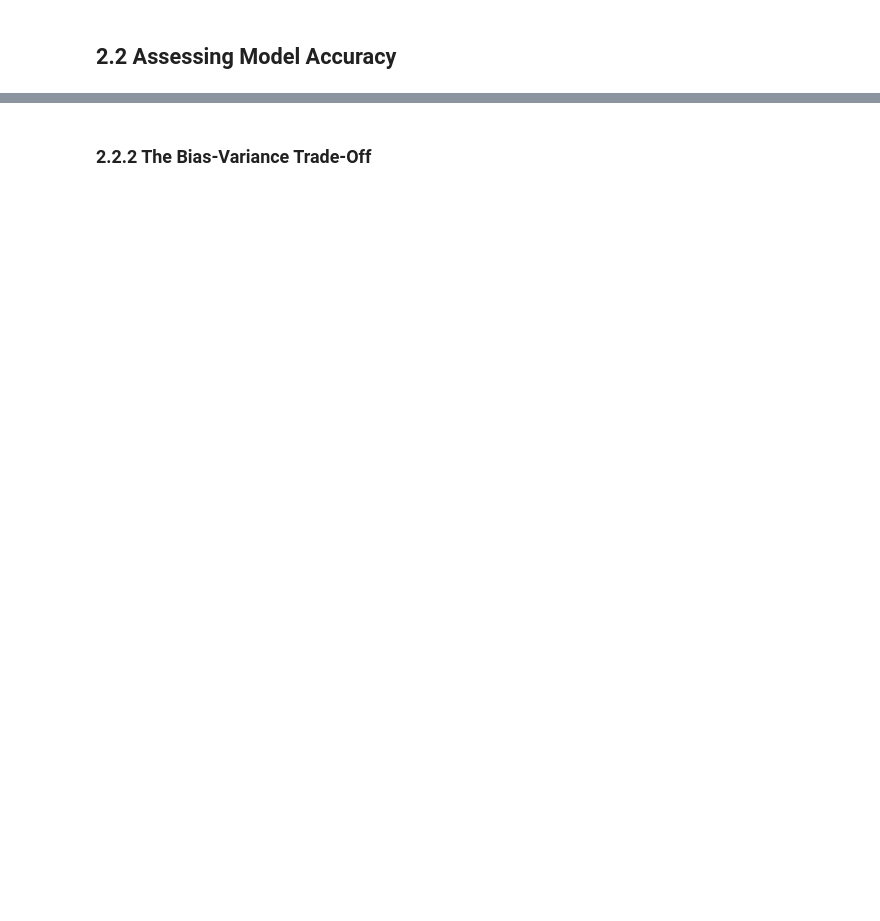
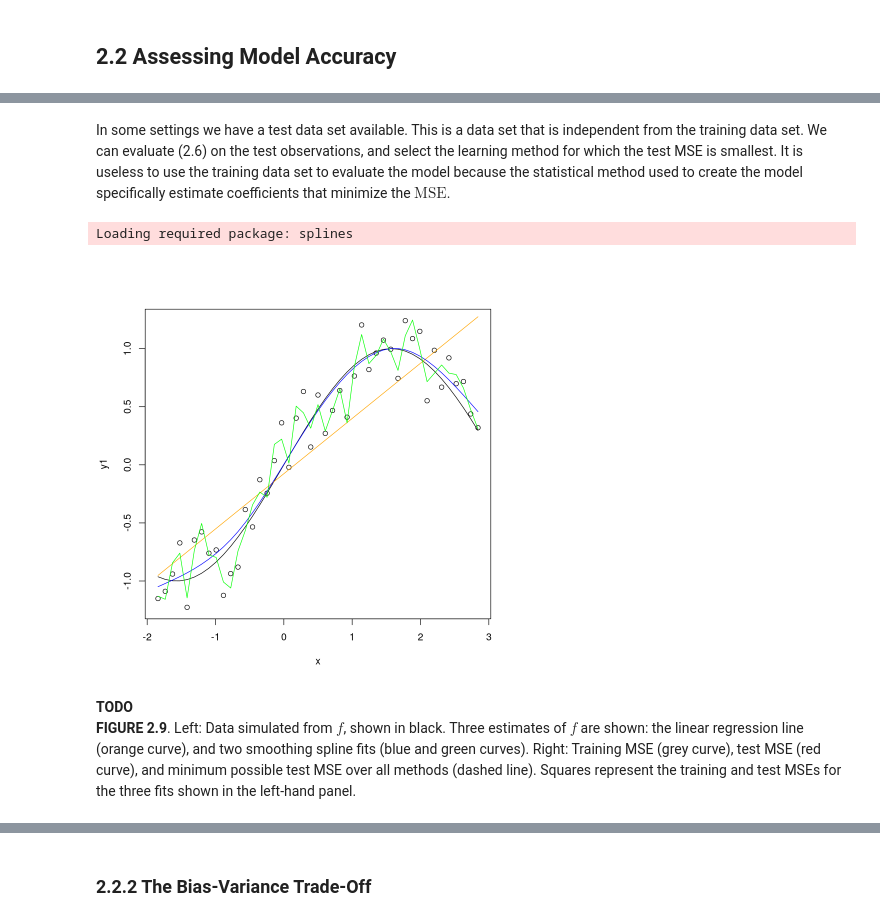
Before and after one commit to jbennett7/StatisticalLearning, a Jupyter notebook: 02 Statistical Learning/01 Definitions.ipynb, the cells around one changed output, grey strips where cells are left out. Saved outputs shown, nothing was run; the diff lists cells and outputs as text; code cells hidden in the pictures; blank space fills up the shorter version.

Commit message:
Chapter 2 Definitions, README and Generating data sets.

```diff
--- a/02 Statistical Learning/01 Definitions.ipynb
+++ b/02 Statistical Learning/01 Definitions.ipynb
@@ -124,0 +155,29 @@ the average squared prediction error for these test observations $(x_0, y_0)$. W
+# %% [markdown]
+In some settings we have a test data set available. This is a data set that is independent from the training data set. We can evaluate (2.6) on the test observations, and select the learning method for which the test MSE is smallest. It is useless to use the training data set to evaluate the model because the statistical method used to create the model specifically estimate coefficients that minimize the $\mathrm{MSE}$.
+# %%
+require(splines)
+n <- 45
+xlim <- c((-pi+1.3),(pi-.3))
+x <- seq(xlim[1],xlim[2], length.out=n)
+
+set.seed(1)
+y1 <- jitter(sin(x),amount=.4)
+lm.fit <- lm(y1 ~ x)
+ns4.fit <- lm(y1 ~ ns(x, df = 4))
+ns8.fit <- lm(y1 ~ ns(x, df = 32))
+lm.pred <- predict(lm.fit, newdata = list(X = x), se = T)
+ns4.pred <- predict(ns4.fit, newdata = list(X = x), se = T)
+ns8.pred <- predict(ns8.fit, newdata = list(X = x), se = T)
+
+plot(x,y1)
+lines(x,sin(x))
+lines(x, lm.pred$fit, col="orange")
+lines(x, ns4.pred$fit, col="blue")
+lines(x, ns8.pred$fit, col="green")
+rm(list=ls())
+# %% [output]
+Loading required package: splines
+[figure, added]
+# %% [markdown]
+__TODO__
+__FIGURE 2.9__. Left: Data simulated from $f$, shown in black. Three estimates of $f$ are shown: the linear regression line (orange curve), and two smoothing spline fits (blue and green curves). Right: Training MSE (grey curve), test MSE (red curve), and minimum possible test MSE over all methods (dashed line). Squares represent the training and test MSEs for the three fits shown in the left-hand panel.
```
Also changed, not shown: parts of 36 cells of this notebook, 2 other files.
